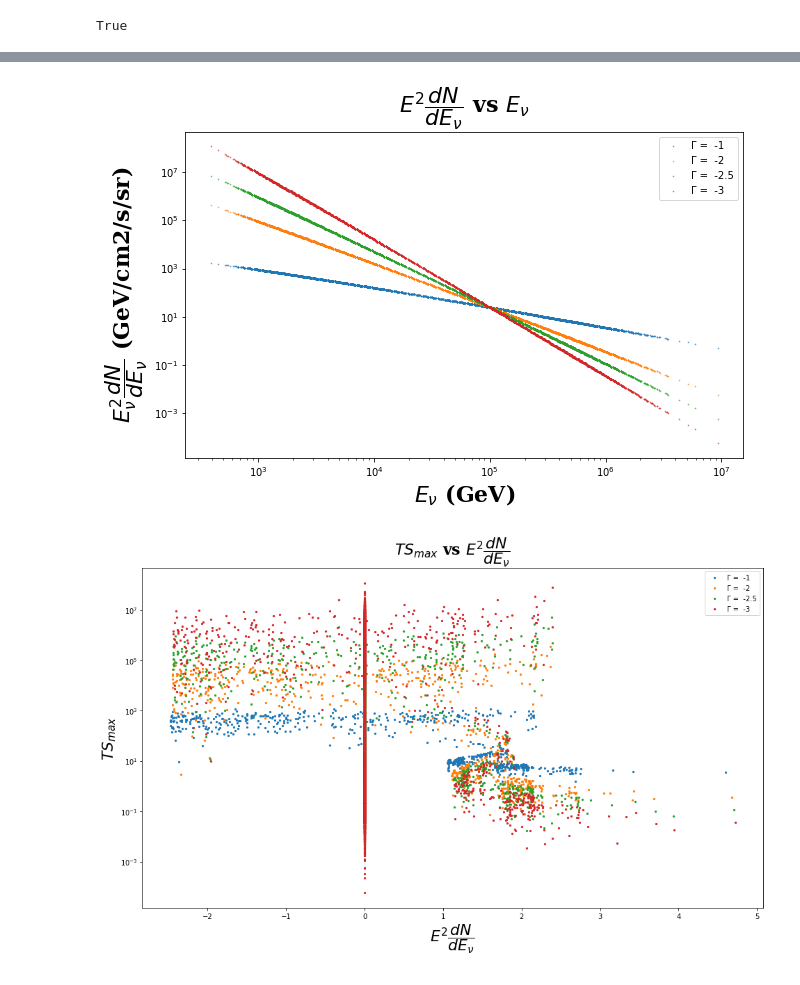
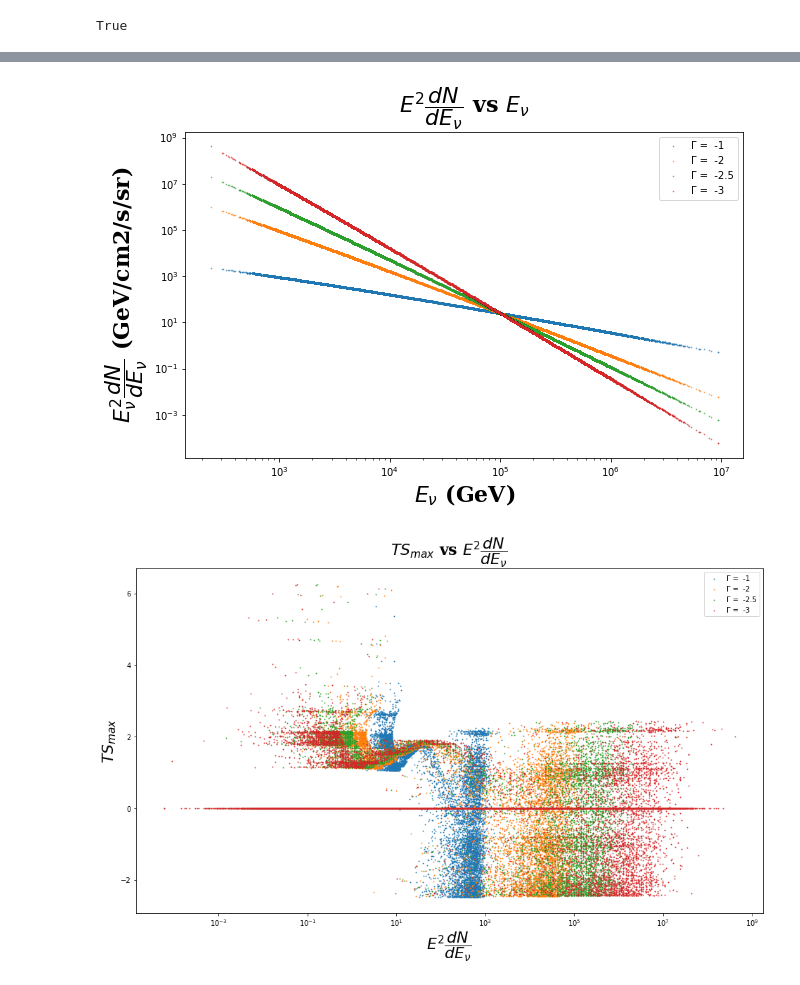
Before and after one commit to DarkWake9/Project-IceCube-Legacy, a Jupyter notebook: task4/task4h.ipynb, the cells around one changed output, grey strips where cells are left out. Cells and saved outputs as stored; diff of their text form; code cells hidden in the pictures.

```diff
--- a/task4/task4h.ipynb
+++ b/task4/task4h.ipynb
@@ -860,7 +860,7 @@ True
 tmp_ts = []
 for i in range(4):
     pool = mul.Pool(12, maxtasksperchild=100)
-    op_async = pool.starmap_async(TS_st_ns_for_TSmax_st_driver, zip(tqdm(range(10000)), [i]*10000))
+    op_async = pool.starmap_async(TS_st_ns_for_TSmax_st_driver, zip(tqdm(range(100000)), [i]*100000))
     tmp_ts = op_async.get()
     pool.close()
     pool = []
@@ -895,7 +895,7 @@ File "../../../../../tmp/ipykernel_4572/2681293921.py", line 1:
 first10000 = []
 for i in prange(4):
     temp = []
-    for j in prange(10000):
+    for j in prange(100000):
         temp.append(e2dnde_nu(j, i))
     first10000.append(temp)
 # %%
@@ -907,7 +907,7 @@ font = {'family': 'serif',
 plt.figure(figsize=(10,6))
 for i in range(4):
     #plt.scatter(all_tsmax_nu_all_gamma[i], first10000[i])
-    plt.scatter( 10 ** (iceng[0:10000]), first10000[i], label = ['\u0393 =  -1', '\u0393 =  -2', '\u0393 =  -2.5', '\u0393 =  -3'][i], s = 0.4, alpha=0.6)
+    plt.scatter( 10 ** (iceng[0:100000]), first10000[i], label = ['\u0393 =  -1', '\u0393 =  -2', '\u0393 =  -2.5', '\u0393 =  -3'][i], s = 0.4, alpha=0.6)
 
 plt.xscale('log')
 plt.yscale('log')
@@ -918,19 +918,19 @@ plt.title("$E^{2} \dfrac{dN}{dE_{\u03BD}}$ vs $E_{\u03BD}$", fontdict=font)
 plt.savefig('outputs/stacking analysis/E2dNdE_nu-vs-E_nu.jpg')
 plt.show()
 # %% [output]
-[figure, old version]
+[figure, new version]
 # %%
 plt.figure(figsize=(16,9))
 for i in range(4):
-    plt.scatter(all_tsmax_nu_all_gamma[i], first10000[i],  label = ['\u0393 =  -1', '\u0393 =  -2', '\u0393 =  -2.5', '\u0393 =  -3'][i], s = 5)
+    plt.scatter(first10000[i], all_tsmax_nu_all_gamma[i],   label = ['\u0393 =  -1', '\u0393 =  -2', '\u0393 =  -2.5', '\u0393 =  -3'][i], s = .71)
 
-#plt.xscale('log')
-plt.yscale('log')
+plt.xscale('log')
+#plt.yscale('log')
 plt.ylabel('$TS_{max}$', fontdict=font)
 plt.xlabel('$E^{2} \dfrac{dN}{dE_{\u03BD}}$', fontdict=font)
 plt.legend()
 plt.title("$TS_{max}$ vs $E^{2} \dfrac{dN}{dE_{\u03BD}}$", fontdict=font)
 plt.savefig('outputs/stacking analysis/TSmax-vs-E2dNdE_nu.jpg')
 plt.show()
 # %% [output]
-[figure, old version]
+[figure, new version]
```
Also changed, not shown: parts of 4 cells of this notebook, 2 other files.
